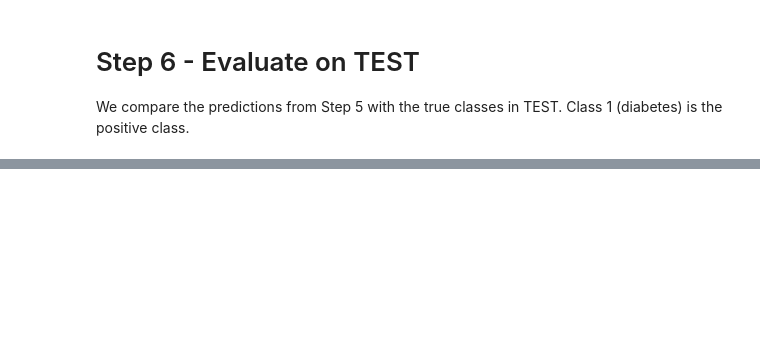
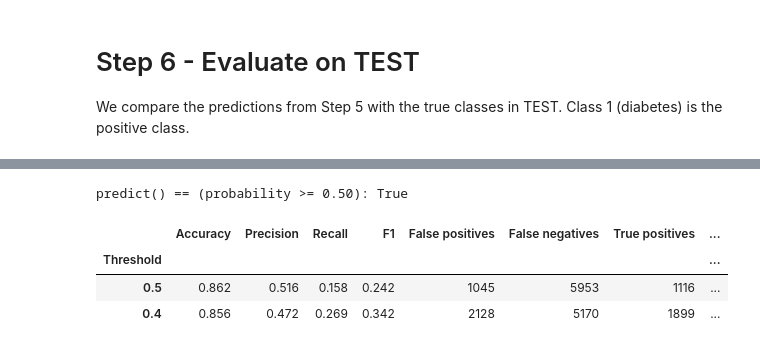
Before and after one commit to Muggenpvp/machine_learning_group2, a Jupyter notebook: assignment2/assignment2.ipynb, the cells around one changed output, grey strips where cells are left out. Saved outputs shown, nothing was run; the diff lists cells and outputs as text; code cells hidden in the pictures; blank space fills up the shorter version.

```diff
--- a/assignment2/assignment2.ipynb
+++ b/assignment2/assignment2.ipynb
@@ -307,0 +441,32 @@ pd.DataFrame({
+# %%
+# Sanity check: threshold 0.50 gives exactly the same classes as model.predict
+print('predict() == (probability >= 0.50):', (y_pred == (y_proba >= 0.50)).all())
+
+thresholds = [0.50, 0.40]
+rows, matrices = [], {}
+
+for t in thresholds:
+    pred_t = (y_proba >= t).astype(int)
+    cm_t = confusion_matrix(y_test, pred_t)
+    matrices[t] = cm_t
+    tn, fp, fn, tp = cm_t.ravel()
+    rows.append({
+        'Threshold': t,
+        'Accuracy': accuracy_score(y_test, pred_t),
+        'Precision': precision_score(y_test, pred_t),
+        'Recall': recall_score(y_test, pred_t),
+        'F1': f1_score(y_test, pred_t),
+        'False positives': fp,
+        'False negatives': fn,
+        'True positives': tp,
+        'Predicted class 1': pred_t.sum(),
+    })
+
+threshold_table = pd.DataFrame(rows).set_index('Threshold')
+threshold_table.round(3)
+# %% [output]
+predict() == (probability >= 0.50): True
+|  | Accuracy | Precision | Recall | F1 | False positives | False negatives | True positives | ... |
+| Threshold |  |  |  |  |  |  |  | ... |
+| 0.5 | 0.862 | 0.516 | 0.158 | 0.242 | 1045 | 5953 | 1116 | ... |
+| 0.4 | 0.856 | 0.472 | 0.269 | 0.342 | 2128 | 5170 | 1899 | ... |
```
Also changed, not shown: parts of 22 cells of this notebook.
